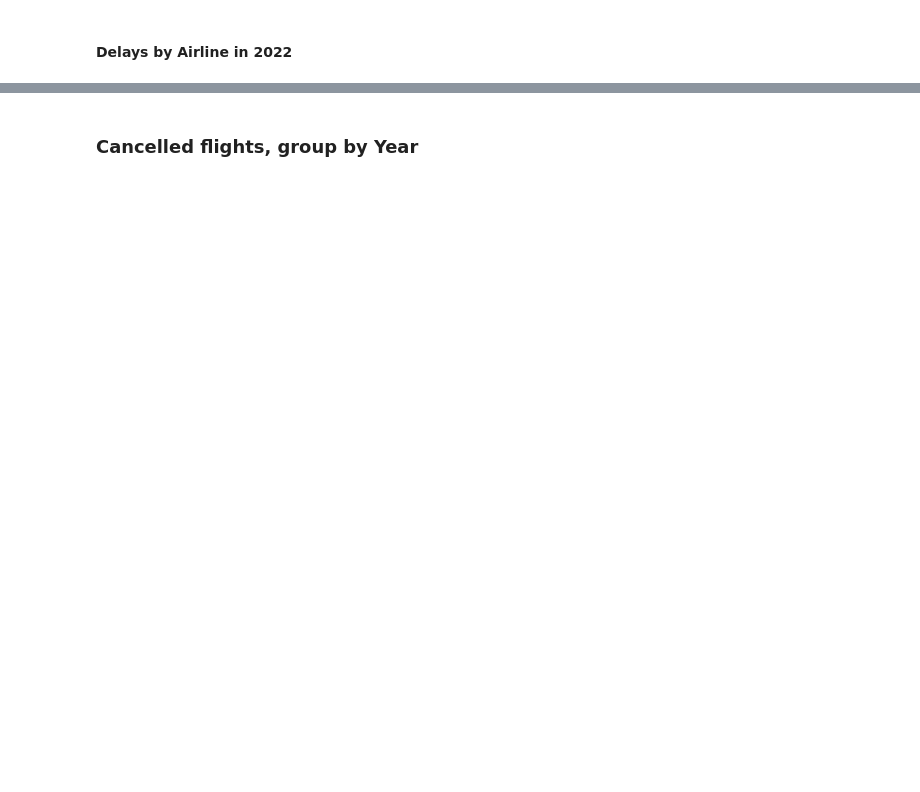
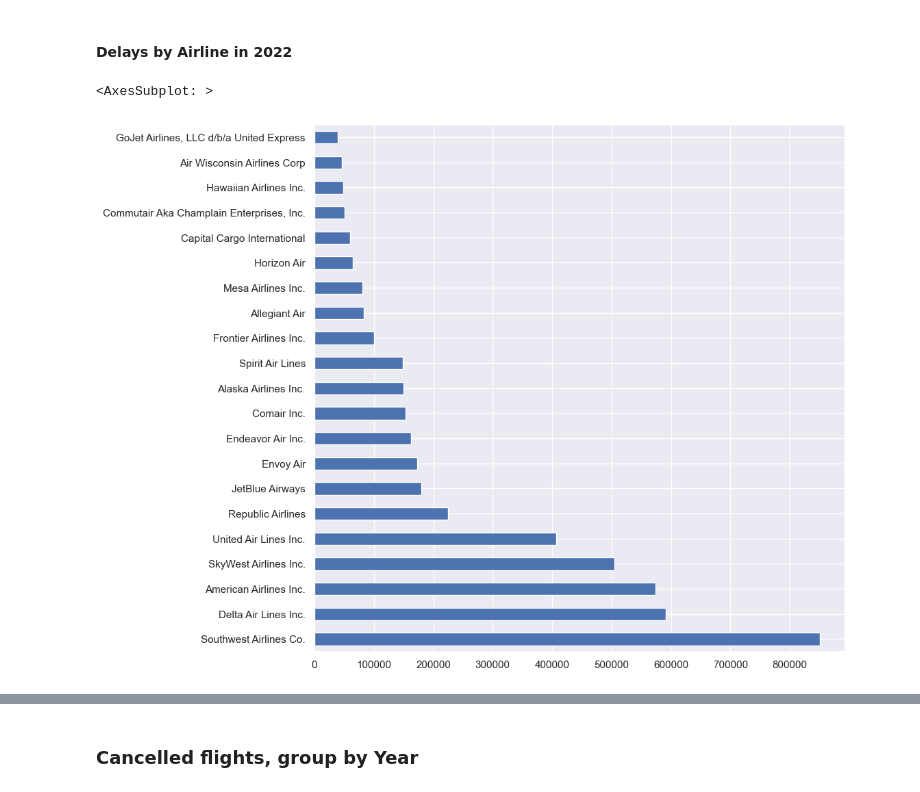
Before and after one commit to georgetown-analytics/team-3, a Jupyter notebook: flight_model/notebooks/EDA/eda2_flight_data.ipynb, the cells around one changed output, grey strips where cells are left out. Saved outputs shown, nothing was run; the diff lists cells and outputs as text; code cells hidden in the pictures; blank space fills up the shorter version.

```diff
--- a/flight_model/notebooks/EDA/eda2_flight_data.ipynb
+++ b/flight_model/notebooks/EDA/eda2_flight_data.ipynb
@@ -74,7 +74,8 @@ df_flights.shape
 # %%
 ##### Data cleaning - 1 ####
 # remove spaces
-df_flights = df_flights.rename(columns={'Operating_Airline ': 'Operating_Airline'})
+df_flights = df_flights.rename(
+    columns={'Operating_Airline ': 'Operating_Airline'})
 # %%
 
 def tweak_df_flights(df_flights):
@@ -189,3 +253,6 @@ df_flights["Operating_Airline"]
 # %%
 airline_counts = df_flights["Operating_Airline"].value_counts()
-airline_counts.head()
+airline_counts.plot(kind='barh', figsize=(10, 10))
+# %% [output]
+<AxesSubplot: >
+[figure, added]
```
Also changed, not shown: parts of 33 cells of this notebook.
